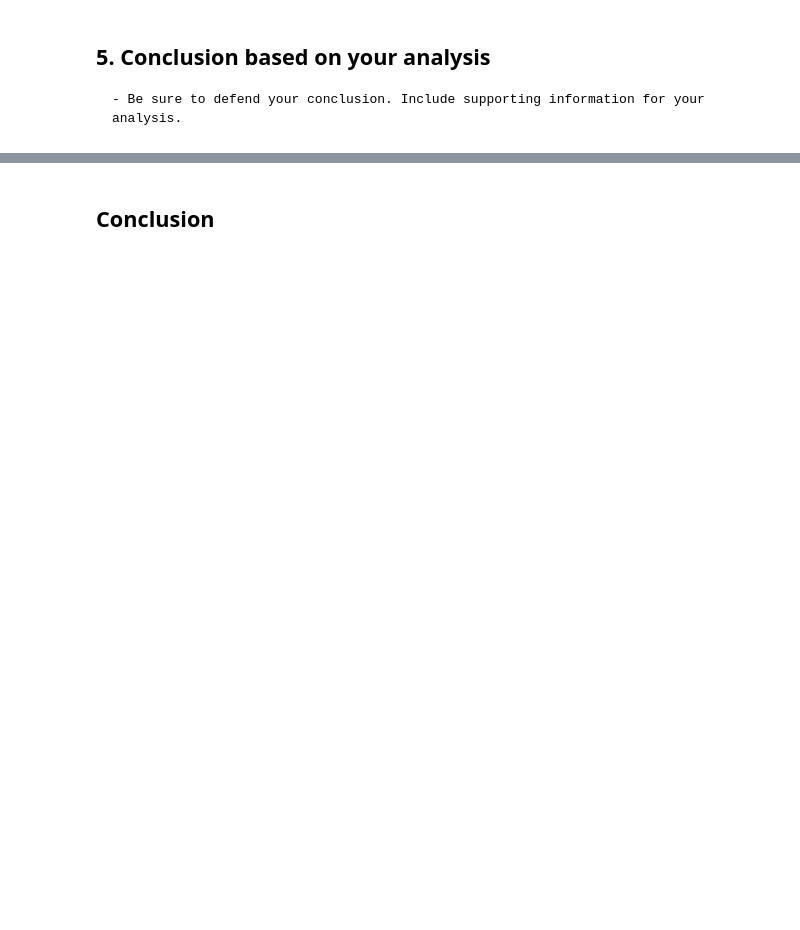
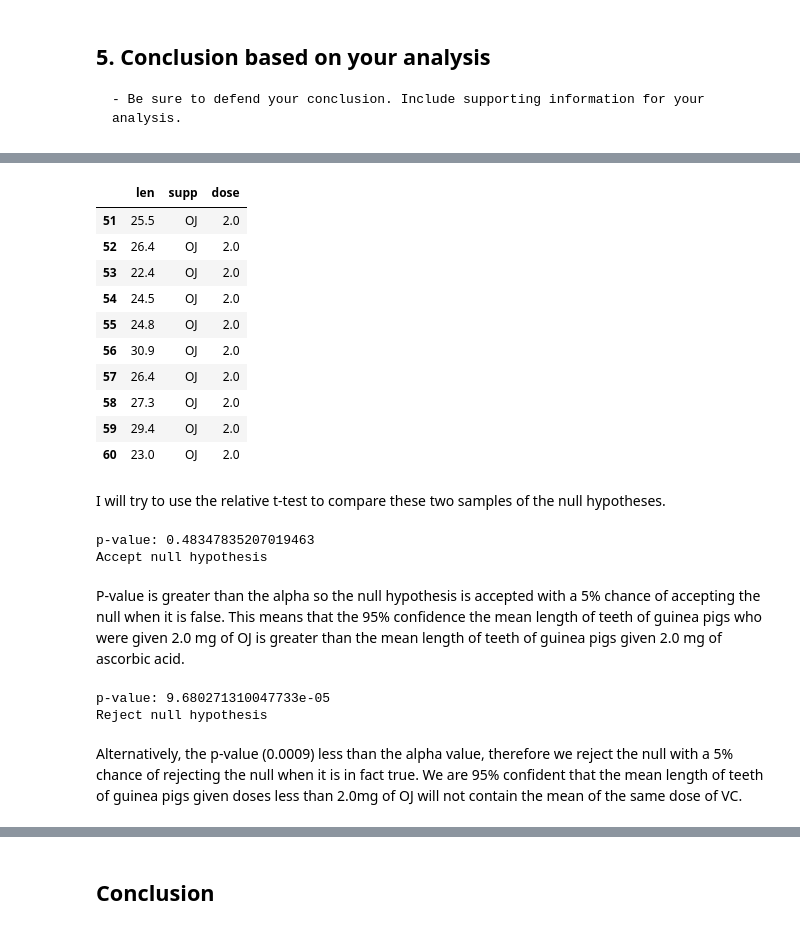
Before and after one commit to kscully-dotcom/msds650, a Jupyter notebook: week4/kscully_week4_assign_complete/kscully_week4_assign_complete.ipynb, the cells around one changed output, grey strips where cells are left out. Cells and saved outputs as stored; diff of their text form; code cells hidden in the pictures; blank space fills up the shorter version.

```diff
--- a/week4/4_Assignment.ipynb
+++ b/week4/kscully_week4_assign_complete/kscully_week4_assign_complete.ipynb
@@ -240,0 +334,9 @@ if dose < 2.0mg then len < mean-len
+# %%
+d=2.0
+df['2mg'] = df['dose'] == d
+df['<2mg'] = df['dose'] < d
+df['2mg'] = df[df['dose'] == d]
+df['<2mg'] = df[df['dose'] < d]
+df['2mg'].fillna(df['2mg'].mean(), inplace=True)
+df['<2mg'].fillna(df['2mg'].mean(), inplace=True)
+df.head()
@@ -259,0 +416,55 @@ Upload your Jupyter Notebook to the corresponding location in WorldClass.
+# %%
+df = df.drop(columns={'<2mg', '2mg'})
+# %%
+d=2.0
+df1 = df[df['dose'] == d]
+df1_OJ = df1[df1['supp'] == 'OJ']
+df1_VC = df1[df1['supp'] == 'VC']
+df2 = df[df['dose'] < d]
+df2_OJ = df2[df2['supp'] == 'OJ']
+df2_VC = df2[df2['supp'] == 'VC']
+df1_OJ
+# %% [output]
+|  | len | supp | dose |
+| 51 | 25.5 | OJ | 2.0 |
+| 52 | 26.4 | OJ | 2.0 |
+| 53 | 22.4 | OJ | 2.0 |
+| 54 | 24.5 | OJ | 2.0 |
+| 55 | 24.8 | OJ | 2.0 |
+| 56 | 30.9 | OJ | 2.0 |
+| 57 | 26.4 | OJ | 2.0 |
+| 58 | 27.3 | OJ | 2.0 |
+| 59 | 29.4 | OJ | 2.0 |
+| 60 | 23.0 | OJ | 2.0 |
+# %% [markdown]
+I will try to use the relative t-test to compare these two samples of the null hypotheses.
+# %%
+#paired t-test where doses are 2.0 mg
+ttest,pval = stats.ttest_rel(df1_OJ['len'], df1_VC['len'], alternative='less')
+print(f'p-value: {pval}')
+
+# eval p-value
+if pval < 0.05:    # alpha value is 0.05 or 5%
+   print('Reject null hypothesis')
+else:
+  print('Accept null hypothesis')
+# %% [output]
+p-value: 0.48347835207019463
+Accept null hypothesis
+# %% [markdown]
+P-value is greater than the alpha so the null hypothesis is accepted with a 5% chance of accepting the null when it is false. This means that the 95% confidence the mean length of teeth of guinea pigs who were given 2.0 mg of OJ is greater than the mean length of teeth of guinea pigs given 2.0 mg of ascorbic acid.
+# %%
+#paired t-test where doses are less than 2.0 mg
+ttest,pval = stats.ttest_rel(df2_OJ['len'], df2_VC['len'], alternative='greater')
+print(f'p-value: {pval}')
+
+# eval p-value
+if pval < 0.05:    # alpha value is 0.05 or 5%
+   print('Reject null hypothesis')
+else:
+  print('Accept null hypothesis')
+# %% [output]
+p-value: 9.680271310047733e-05
+Reject null hypothesis
+# %% [markdown]
+Alternatively, the p-value (0.0009) less than the alpha value, therefore we reject the null with a 5% chance of rejecting the null when it is in fact true. We are 95% confident that the mean length of teeth of guinea pigs given doses less than 2.0mg of OJ will not contain the mean of the same dose of VC.
```
Also changed, not shown: parts of 35 cells of this notebook, 12 other files.
